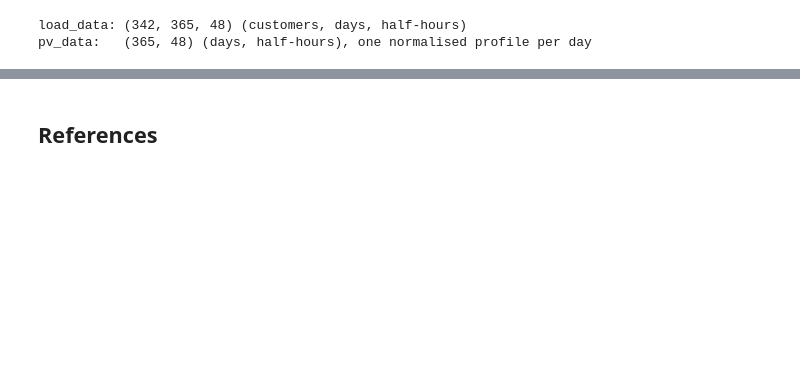
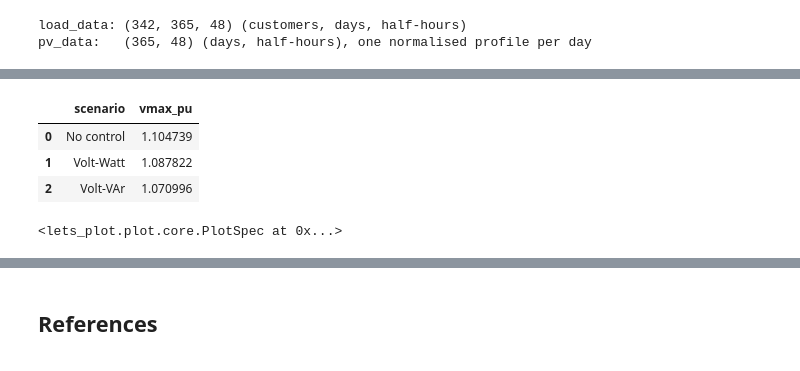
Before and after one commit to sambaiga/ml-energy-disaggregation, a Jupyter notebook: book/04-grid-edge/02-timeseries-der-modeling-code.ipynb, the cells around one changed output, grey strips where cells are left out. Cells and saved outputs as stored; diff of their text form; code cells hidden in the pictures; blank space fills up the shorter version.

```diff
--- a/book/04-grid-edge/02-timeseries-der-modeling-code.ipynb
+++ b/book/04-grid-edge/02-timeseries-der-modeling-code.ipynb
@@ -196,10 +110,0 @@ only a real time series can.
-# %%
-voltage_over_day = []
-for step in circuit.solve_daily(steps=48):
-    vmag_pu = circuit.bus_voltages().query("bus == 'c'")["vmag_pu"].iloc[0]
-    voltage_over_day.append({"half_hour": step, "vmag_pu": vmag_pu})
-
-voltage_over_day = pd.DataFrame(voltage_over_day)
-print(f"Converged: {circuit.converged}")
-vmin, vmax = voltage_over_day["vmag_pu"].min(), voltage_over_day["vmag_pu"].max()
-print(f"Voltage at house C ranges {vmin:.4f}-{vmax:.4f} pu over the day")
@@ -657,0 +655,36 @@ just extended.
+# %%
+no_control_80 = run_penetration(80, control=None)
+volt_watt_80 = run_penetration(80, control="voltwatt")
+volt_var_80 = run_penetration(80, control="voltvar")
+
+comparison = pd.DataFrame(
+    {
+        "scenario": ["No control", "Volt-Watt", "Volt-VAr"],
+        "vmax_pu": [
+            no_control_80["vmax_pu"].max(),
+            volt_watt_80["vmax_pu"].max(),
+            volt_var_80["vmax_pu"].max(),
+        ],
+    }
+)
+comparison
+# %% [output]
+|  | scenario | vmax_pu |
+| 0 | No control | 1.104739 |
+| 1 | Volt-Watt | 1.087822 |
+| 2 | Volt-VAr | 1.070996 |
+# %%
+from lets_plot import geom_bar, scale_fill_manual
+
+comparison["scenario"] = pd.Categorical(comparison["scenario"], categories=comparison["scenario"], ordered=True)
+(
+    ggplot(comparison, aes(x="scenario", y="vmax_pu", fill="scenario"))
+    + geom_bar(stat="identity", width=0.5)
+    + geom_hline(yintercept=HIGH, linetype="dashed", color=BRAND_PALETTE[3], size=0.8)
+    + scale_fill_manual(values=BRAND_PALETTE[:3])
+    + labs(x="", y="Worst-case feeder voltage (pu)", title="Both controls fix the 80%-penetration violation")
+    + modern_theme()
+    + ggsize(500, 350)
+)
+# %% [output]
+<lets_plot.plot.core.PlotSpec at 0x...>
```
Also changed, not shown: parts of 81 cells of this notebook.
